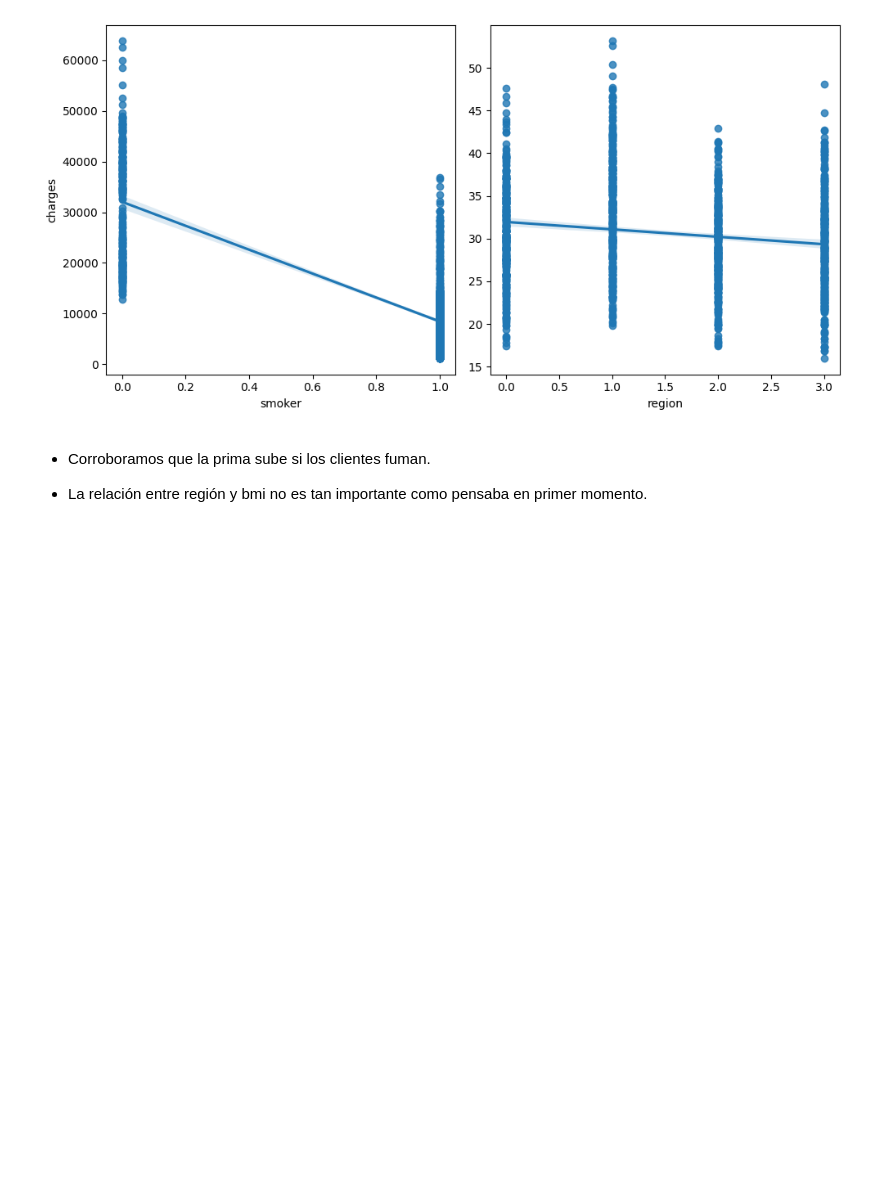
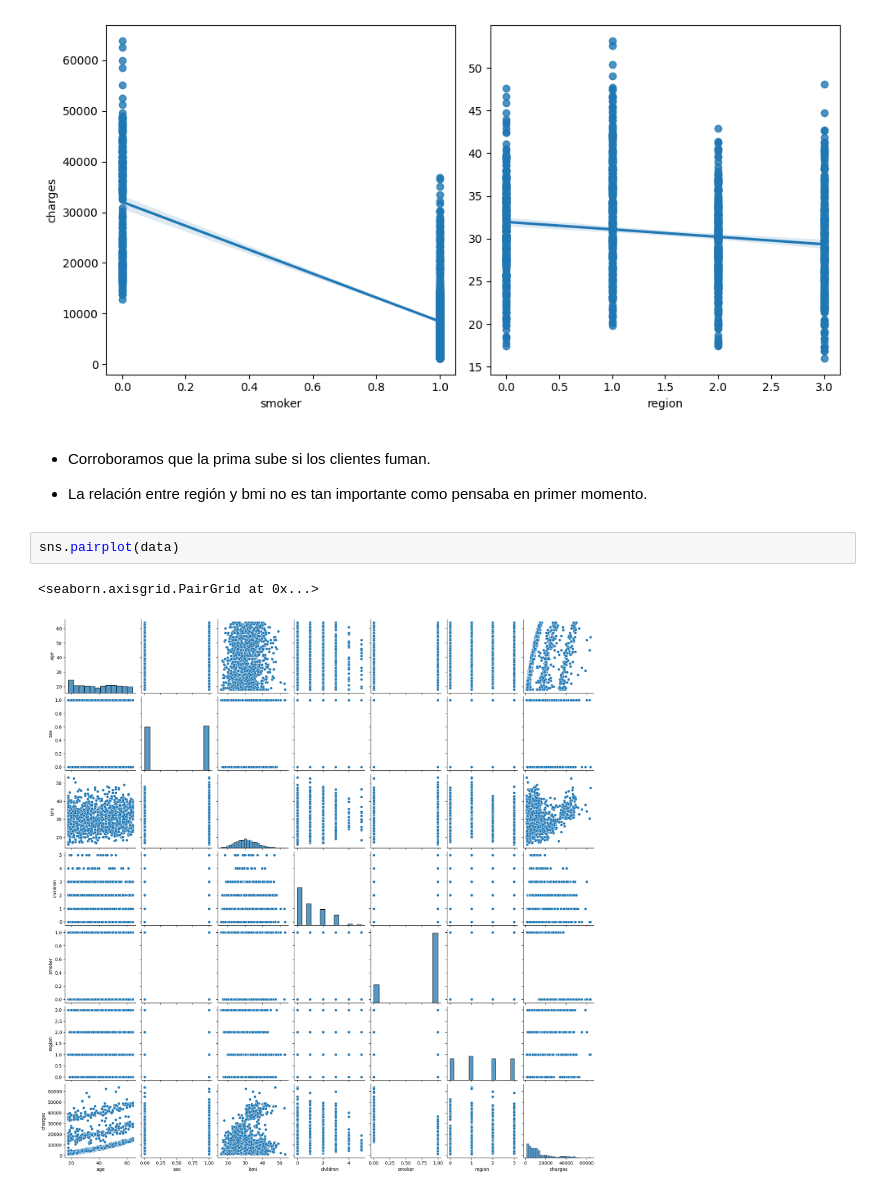
Before and after one commit to Fj-martinez33/LinealRegresion, a Jupyter notebook: src/explore.ipynb, the cells around one changed output. Saved outputs shown, nothing was run; the diff lists cells and outputs as text; blank space fills up the shorter version.

```diff
--- a/src/explore.ipynb
+++ b/src/explore.ipynb
@@ -425,3 +425,8 @@ plt.show()
 - Corroboramos que la prima sube si los clientes fuman.
 
 - La relación entre región y bmi no es tan importante como pensaba en primer momento.
+# %%
+sns.pairplot(data)
+# %% [output]
+<seaborn.axisgrid.PairGrid at 0x...>
+[figure, added]
```
Also changed, not shown: parts of 20 cells of this notebook, 26 other files.
